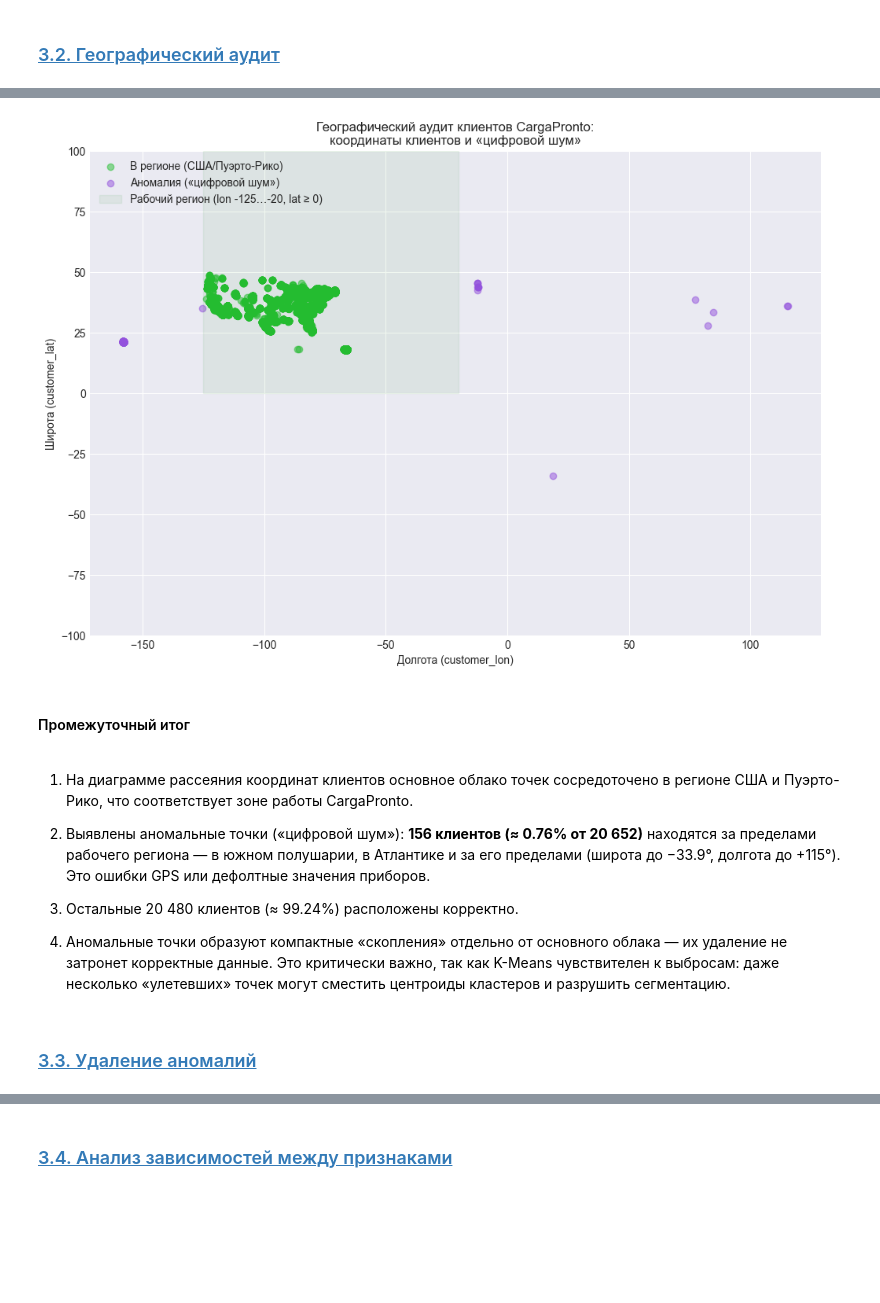
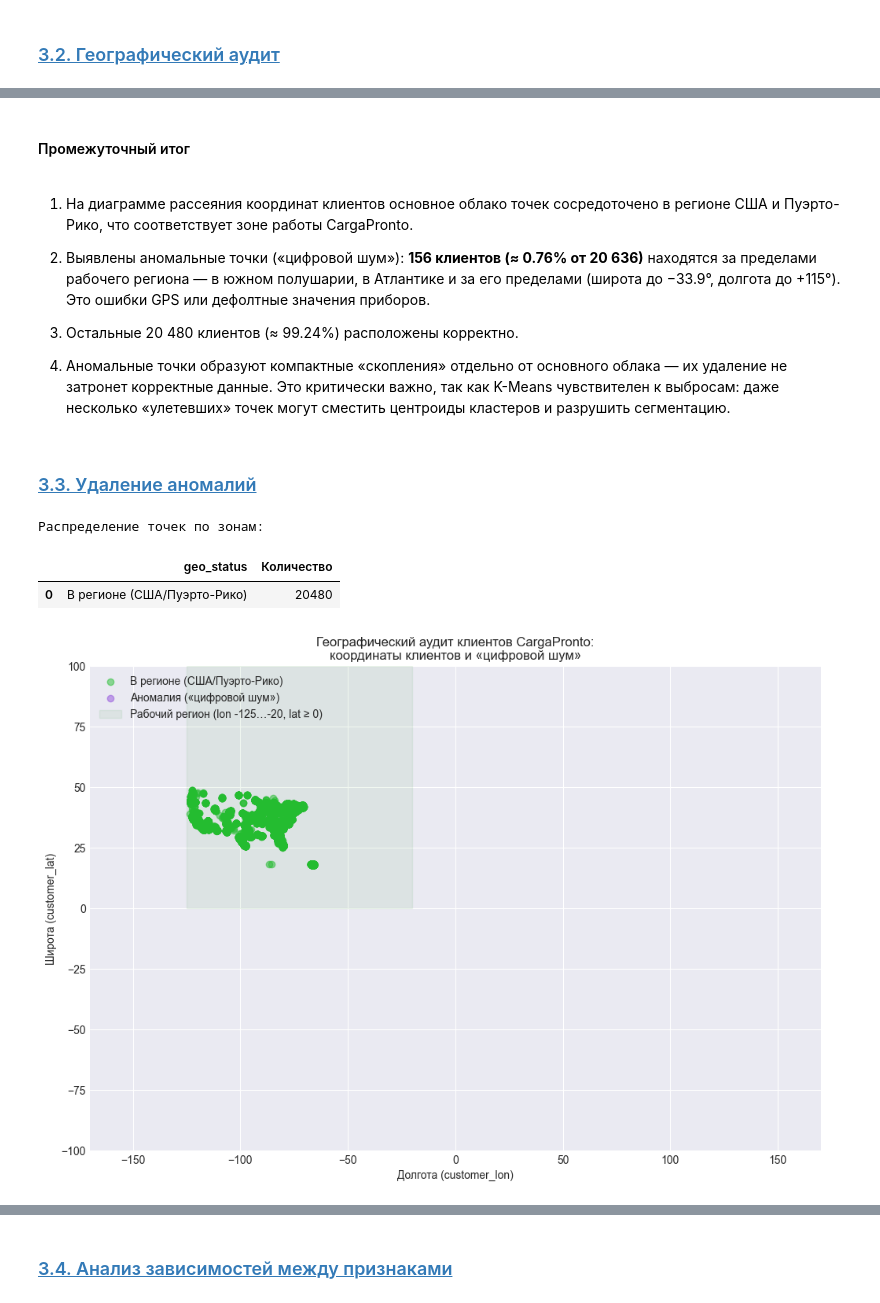
Before and after one commit to MEYakunin/Sprint18_Delivery_Delay_Prediction, a Jupyter notebook: Sprint18_Delivery_Delay_Prediction_Yakunin_Mikl.ipynb, the cells around one changed output, grey strips where cells are left out. Drawn from its saved outputs; the diff is of its cells as text; code cells hidden in the pictures; blank space fills up the shorter version.

```diff
--- a/Sprint18_Delivery_Delay_Prediction_Yakunin_Mikl.ipynb
+++ b/Sprint18_Delivery_Delay_Prediction_Yakunin_Mikl.ipynb
@@ -522,34 +555,30 @@ display(geo_summary)
-# %%
-fig, ax = plt.subplots(figsize=(12, 8))
-
-# Основное облако точек и аномалии разными цветами
-for status, color in zip(['В регионе (США/Пуэрто-Рико)', 'Аномалия («цифровой шум»)'], ["#27C033", "#9352DD"]):
-    subset = audit_df[audit_df['geo_status'] == status]
-    ax.scatter(subset['customer_lon'], subset['customer_lat'], alpha=0.5, color=color, label=status)
-
-# Визуальные границы рабочего региона
-ax.set_ylim(-100, 100)
-ax.axvspan(LON_MIN, LON_MAX, ymin=0.5, ymax=1,
-           alpha=0.06, color='green',
-           label='Рабочий регион (lon -125…-20, lat ≥ 0)')
-
-ax.set_xlabel('Долгота (customer_lon)')
-ax.set_ylabel('Широта (customer_lat)')
-ax.set_title('Географический аудит клиентов CargaPronto:\nкоординаты клиентов и «цифровой шум»')
-ax.legend(loc='upper left', fontsize=10)
-
-plt.show()
-# %% [output]
-[figure, removed]
 # %% [markdown]
 #### Промежуточный итог
 # %% [markdown]
 1. На диаграмме рассеяния координат клиентов основное облако точек сосредоточено в регионе США и Пуэрто-Рико, что соответствует зоне работы CargaPronto.
 
-2. Выявлены аномальные точки («цифровой шум»): **156 клиентов (≈ 0.76% от 20 652)** находятся за пределами рабочего региона — в южном полушарии, в Атлантике и за его пределами (широта до −33.9°, долгота до +115°). Это ошибки GPS или дефолтные значения приборов.
+2. Выявлены аномальные точки («цифровой шум»): **156 клиентов (≈ 0.76% от 20 636)** находятся за пределами рабочего региона — в южном полушарии, в Атлантике и за его пределами (широта до −33.9°, долгота до +115°). Это ошибки GPS или дефолтные значения приборов.
 
 3. Остальные 20 480 клиентов (≈ 99.24%) расположены корректно.
 
 4. Аномальные точки образуют компактные «скопления» отдельно от основного облака — их удаление не затронет корректные данные. Это критически важно, так как K-Means чувствителен к выбросам: даже несколько «улетевших» точек могут сместить центроиды кластеров и разрушить сегментацию.
 # %% [markdown]
 ### [3.3. Удаление аномалий](#content)<a id="3_3"></a>
+# %%
+# Удаляем аномалии в регионах
+audit_df_clean = audit_df[audit_df['geo_status'] != 'Аномалия («цифровой шум»)']
+
+# Распределение точек по регионам
+geo_counts_clean = audit_df_clean['geo_status'].value_counts()
+geo_summary_clean = geo_counts_clean.reset_index(name='Количество')
+
+print('Распределение точек по зонам:')
+display(geo_summary_clean)
+
+# Выводим график с распределением точек по регионам
+plot_regions(audit_df_clean)
+# %% [output]
+Распределение точек по зонам:
+|  | geo_status | Количество |
+| 0 | В регионе (США/Пуэрто-Рико) | 20480 |
+[figure, added]
```
Also changed, not shown: parts of 6 cells of this notebook.
